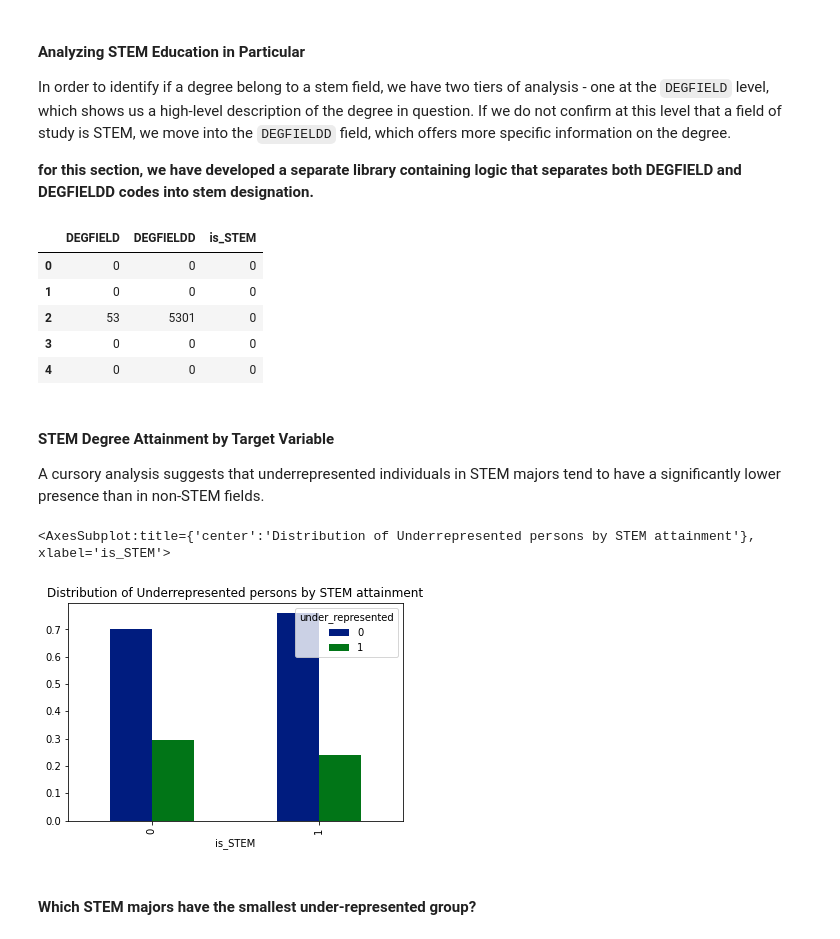
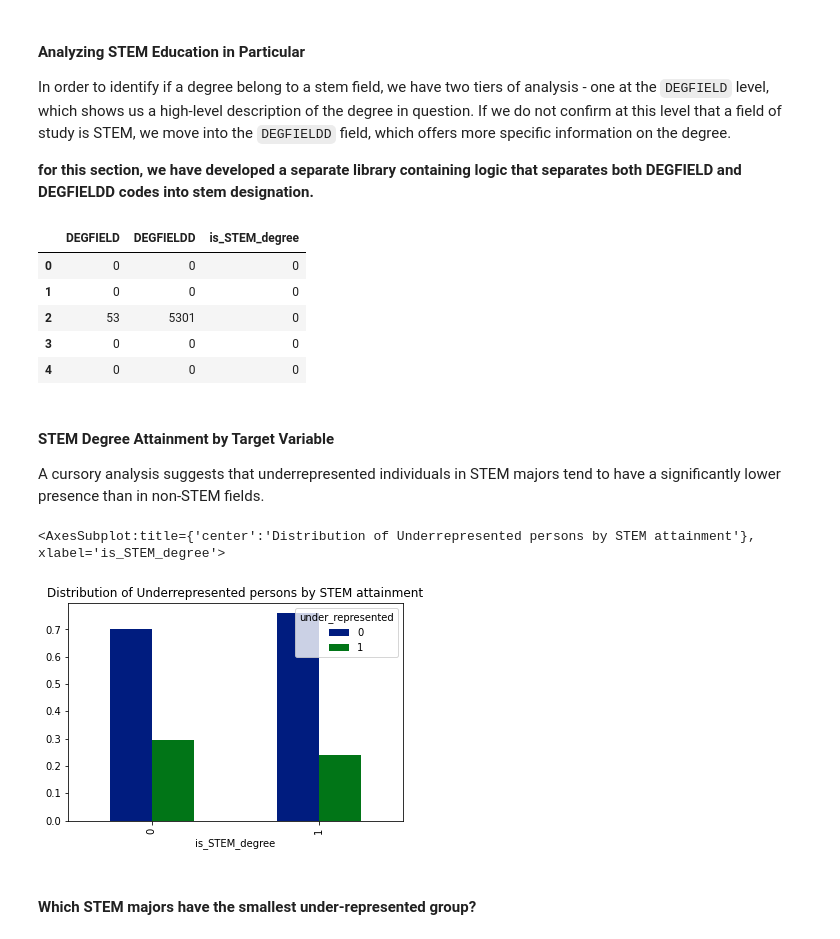
Before and after one commit to kayfilipp/HigherME, a Jupyter notebook: census_data/census_EDA.ipynb, the cells around one changed output. Saved outputs shown, nothing was run; the diff lists cells and outputs as text; code cells hidden in the pictures.

```diff
--- a/census_data/Untitled.ipynb
+++ b/census_data/census_EDA.ipynb
@@ -218,11 +218,11 @@ In order to identify if a degree belong to a stem field, we have two tiers of an
 
 **for this section, we have developed a separate library containing logic that separates both DEGFIELD and DEGFIELDD codes into stem designation.**
 # %%
-df['is_STEM'] = df.apply(lambda x: dc.is_stem_degree(x.DEGFIELD,x.DEGFIELDD),axis=1)
+df['is_STEM_degree'] = df.apply(lambda x: dc.is_stem_degree(x.DEGFIELD,x.DEGFIELDD),axis=1)
 # %%
-df[['DEGFIELD','DEGFIELDD','is_STEM']].head()
+df[['DEGFIELD','DEGFIELDD','is_STEM_degree']].head()
 # %% [output]
-|  | DEGFIELD | DEGFIELDD | is_STEM |
+|  | DEGFIELD | DEGFIELDD | is_STEM_degree |
 | 0 | 0 | 0 | 0 |
 | 1 | 0 | 0 | 0 |
 | 2 | 53 | 5301 | 0 |
@@ -233,15 +233,15 @@ df[['DEGFIELD','DEGFIELDD','is_STEM']].head()
 A cursory analysis suggests that underrepresented individuals in STEM majors tend to have a significantly lower presence than in non-STEM fields.
 # %%
 pd.crosstab(
-    df['is_STEM'],
+    df['is_STEM_degree'],
     df['under_represented'],
     normalize='index'
 ).plot.bar(
     title='Distribution of Underrepresented persons by STEM attainment'
 )
 # %% [output]
-<AxesSubplot:title={'center':'Distribution of Underrepresented persons by STEM attainment'}, xlabel='is_STEM'>
+<AxesSubplot:title={'center':'Distribution of Underrepresented persons by STEM attainment'}, xlabel='is_STEM_degree'>
-[figure, old version]
+[figure, new version]
 # %% [markdown]
 #### Which STEM majors have the smallest under-represented group?
 # %% [markdown]
```
Also changed, not shown: parts of 17 cells of this notebook, 3 other files.
